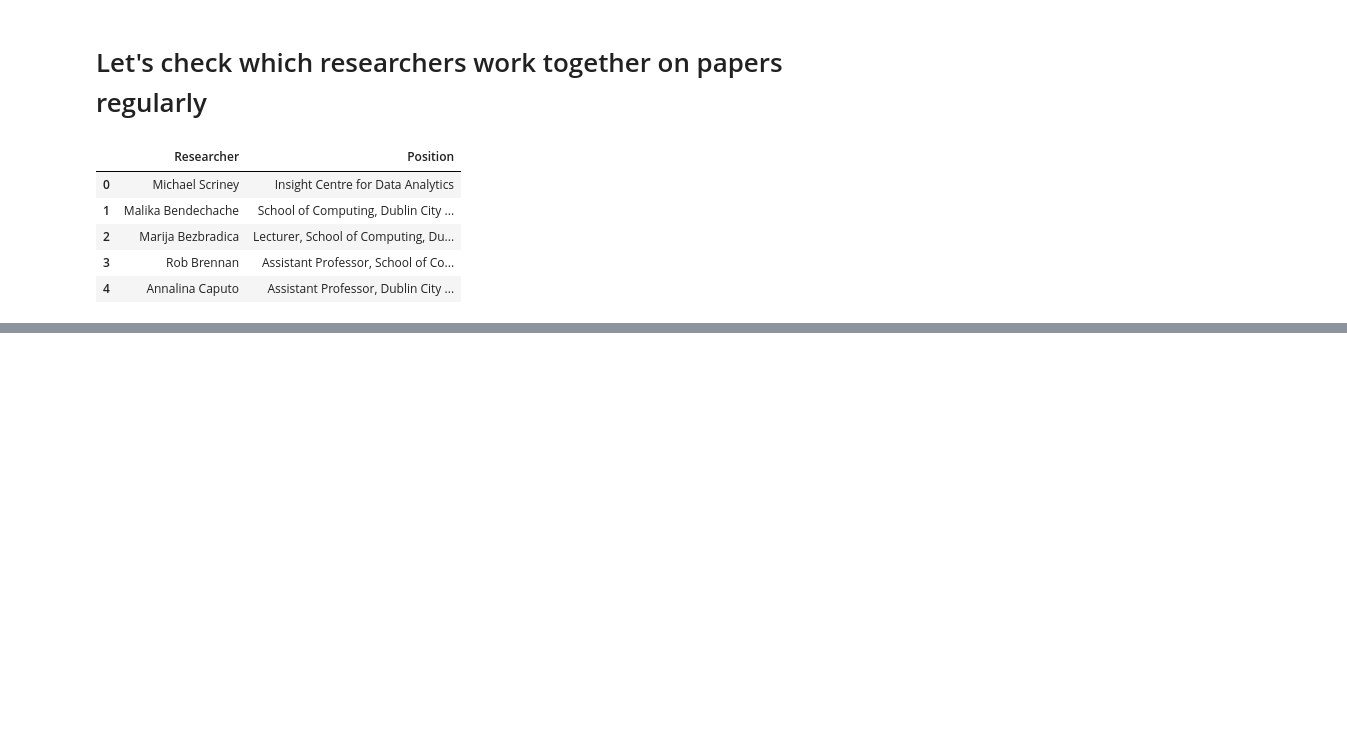
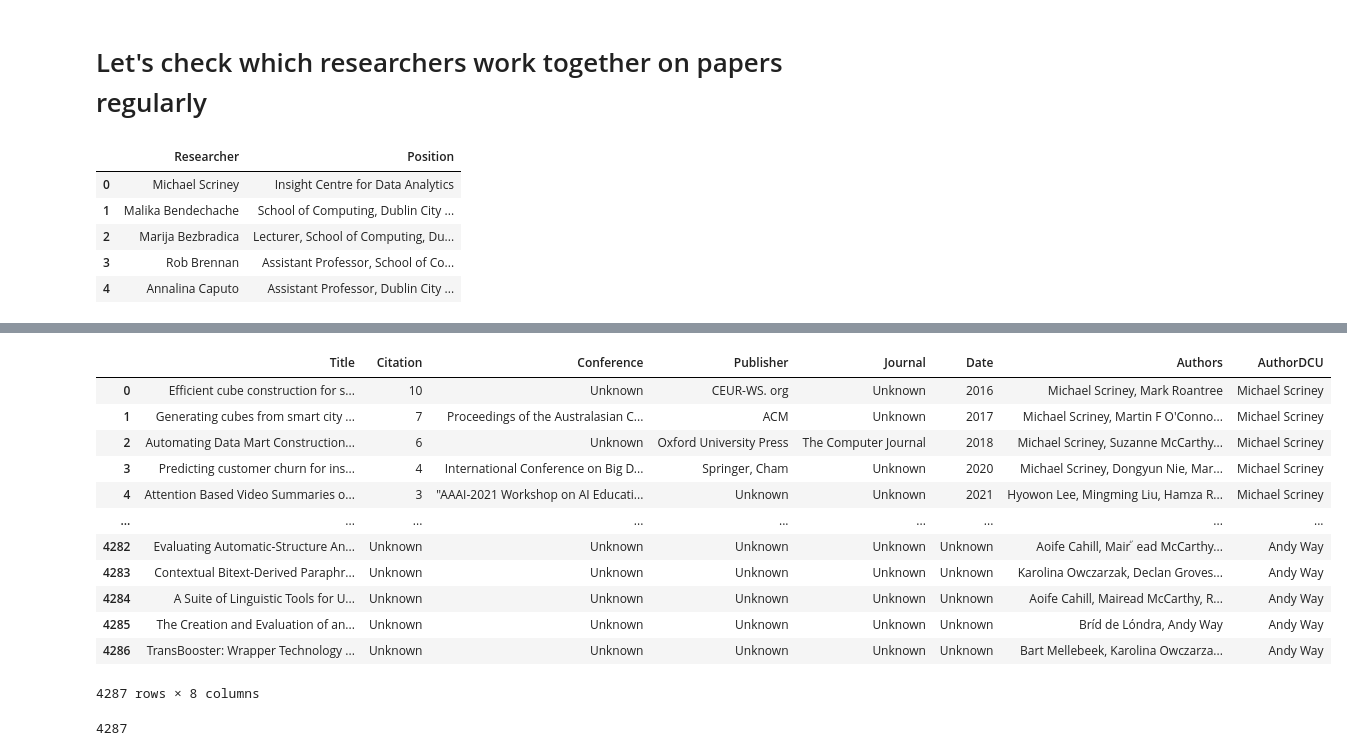
Before and after one commit to reidya3/CitationGraphAnalysis, a Jupyter notebook: scrape-processing-cleaning.ipynb, the cells around one changed output, grey strips where cells are left out. Drawn from its saved outputs; the diff is of its cells as text; code cells hidden in the pictures; blank space fills up the shorter version.

```diff
--- a/scrape-processing-cleaning.ipynb
+++ b/scrape-processing-cleaning.ipynb
@@ -457,0 +444,18 @@ IndexError: list index out of range
+# %%
+df12 = df_art_pandas.drop_duplicates(['Title']).reset_index(drop=True)
+# %%
+df12
+# %% [output]
+|  | Title | Citation | Conference | Publisher | Journal | Date | Authors | AuthorDCU |
+| 0 | Efficient cube construction for s... | 10 | Unknown | CEUR-WS. org | Unknown | 2016 | Michael Scriney, Mark Roantree | Michael Scriney |
+| 1 | Generating cubes from smart city ... | 7 | Proceedings of the Australasian C... | ACM | Unknown | 2017 | Michael Scriney, Martin F O'Conno... | Michael Scriney |
+| 2 | Automating Data Mart Construction... | 6 | Unknown | Oxford University Press | The Computer Journal | 2018 | Michael Scriney, Suzanne McCarthy... | Michael Scriney |
+| 3 | Predicting customer churn for ins... | 4 | International Conference on Big D... | Springer, Cham | Unknown | 2020 | Michael Scriney, Dongyun Nie, Mar... | Michael Scriney |
+| 4 | Attention Based Video Summaries o... | 3 | "AAAI-2021 Workshop on AI Educati... | Unknown | Unknown | 2021 | Hyowon Lee, Mingming Liu, Hamza R... | Michael Scriney |
+| ... | ... | ... | ... | ... | ... | ... | ... | ... |
+| 4282 | Evaluating Automatic-Structure An... | Unknown | Unknown | Unknown | Unknown | Unknown | Aoife Cahill, Mair ้ ead McCarthy... | Andy Way |
+| 4283 | Contextual Bitext-Derived Paraphr... | Unknown | Unknown | Unknown | Unknown | Unknown | Karolina Owczarzak, Declan Groves... | Andy Way |
+| 4284 | A Suite of Linguistic Tools for U... | Unknown | Unknown | Unknown | Unknown | Unknown | Aoife Cahill, Mairead McCarthy, R... | Andy Way |
+| 4285 | The Creation and Evaluation of an... | Unknown | Unknown | Unknown | Unknown | Unknown | Bríd de Lóndra, Andy Way | Andy Way |
+| 4286 | TransBooster: Wrapper Technology ... | Unknown | Unknown | Unknown | Unknown | Unknown | Bart Mellebeek, Karolina Owczarza... | Andy Way |
+4287 rows × 8 columns
@@ -457,0 +470,4 @@ IndexError: list index out of range
+# %%
+len(abc)
+# %% [output]
+4287
```
Also changed, not shown: parts of 7 cells of this notebook.
